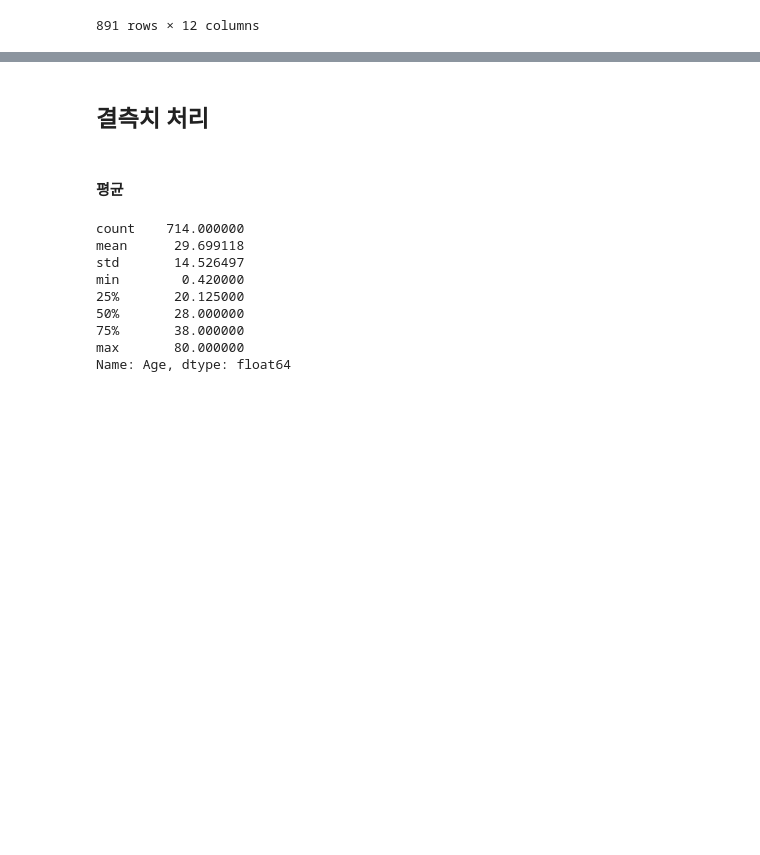
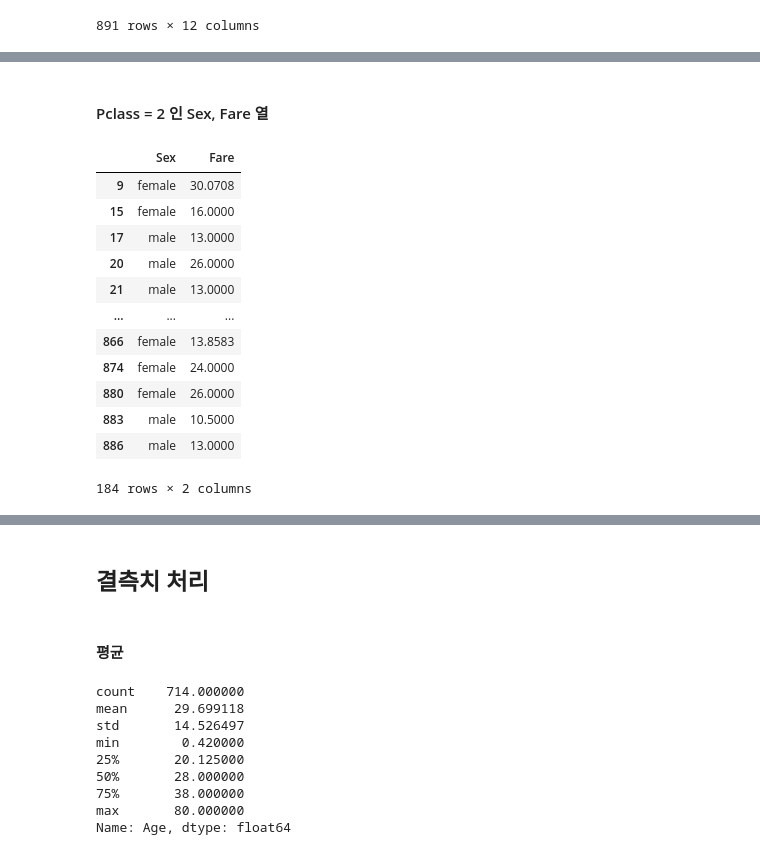
Before and after one commit to khoooo/P2, a Jupyter notebook: 데이터 전처리.ipynb, the cells around one changed output, grey strips where cells are left out. Drawn from its saved outputs; the diff is of its cells as text; code cells hidden in the pictures; blank space fills up the shorter version.

```diff
--- a/데이터 전처리.ipynb
+++ b/데이터 전처리.ipynb
@@ -105,0 +126,18 @@ data_co.head(15)
+# %% [markdown]
+#### Pclass = 2 인 Sex, Fare 열
+# %%
+data.loc[data['Pclass'] == 2, ['Sex', 'Fare']]
+# %% [output]
+|  | Sex | Fare |
+| 9 | female | 30.0708 |
+| 15 | female | 16.0000 |
+| 17 | male | 13.0000 |
+| 20 | male | 26.0000 |
+| 21 | male | 13.0000 |
+| ... | ... | ... |
+| 866 | female | 13.8583 |
+| 874 | female | 24.0000 |
+| 880 | female | 26.0000 |
+| 883 | male | 10.5000 |
+| 886 | male | 13.0000 |
+184 rows × 2 columns
```
Also changed, not shown: parts of 8 cells of this notebook.
